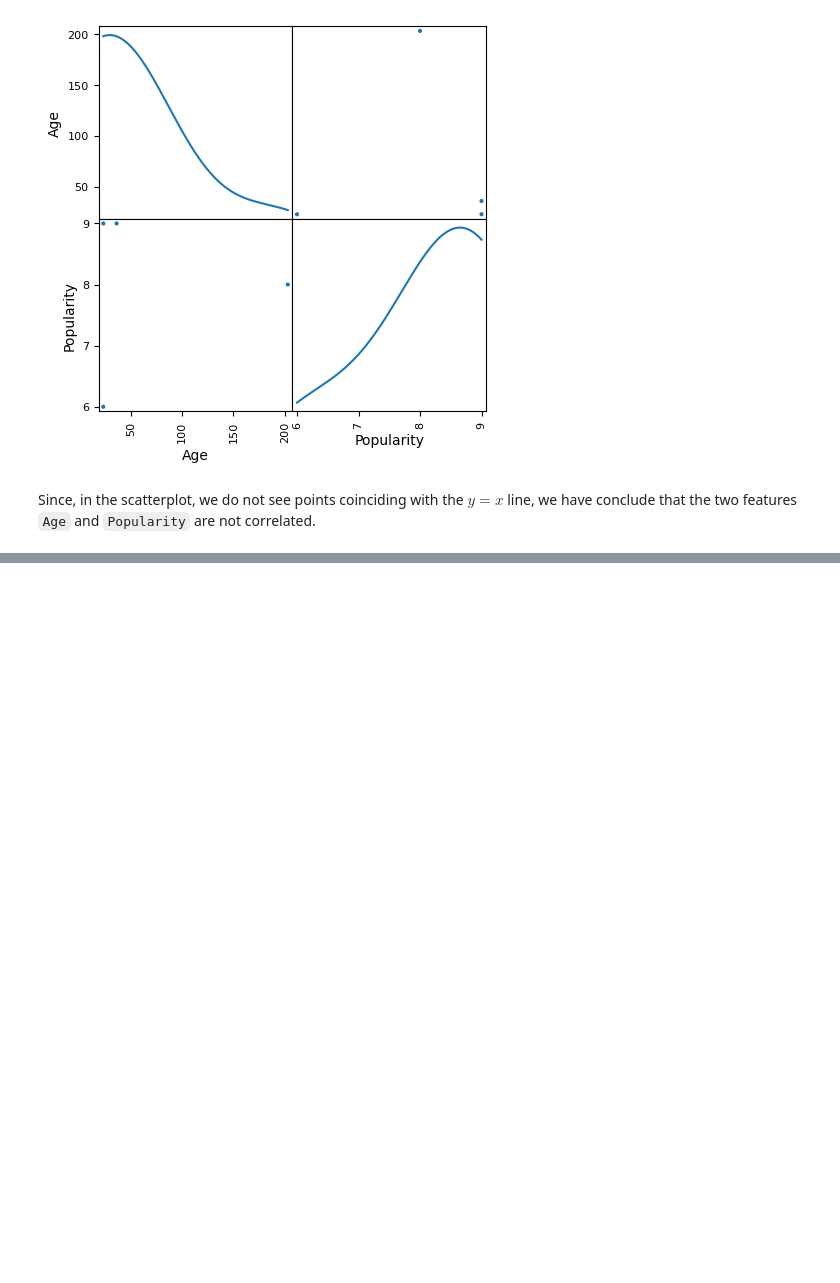
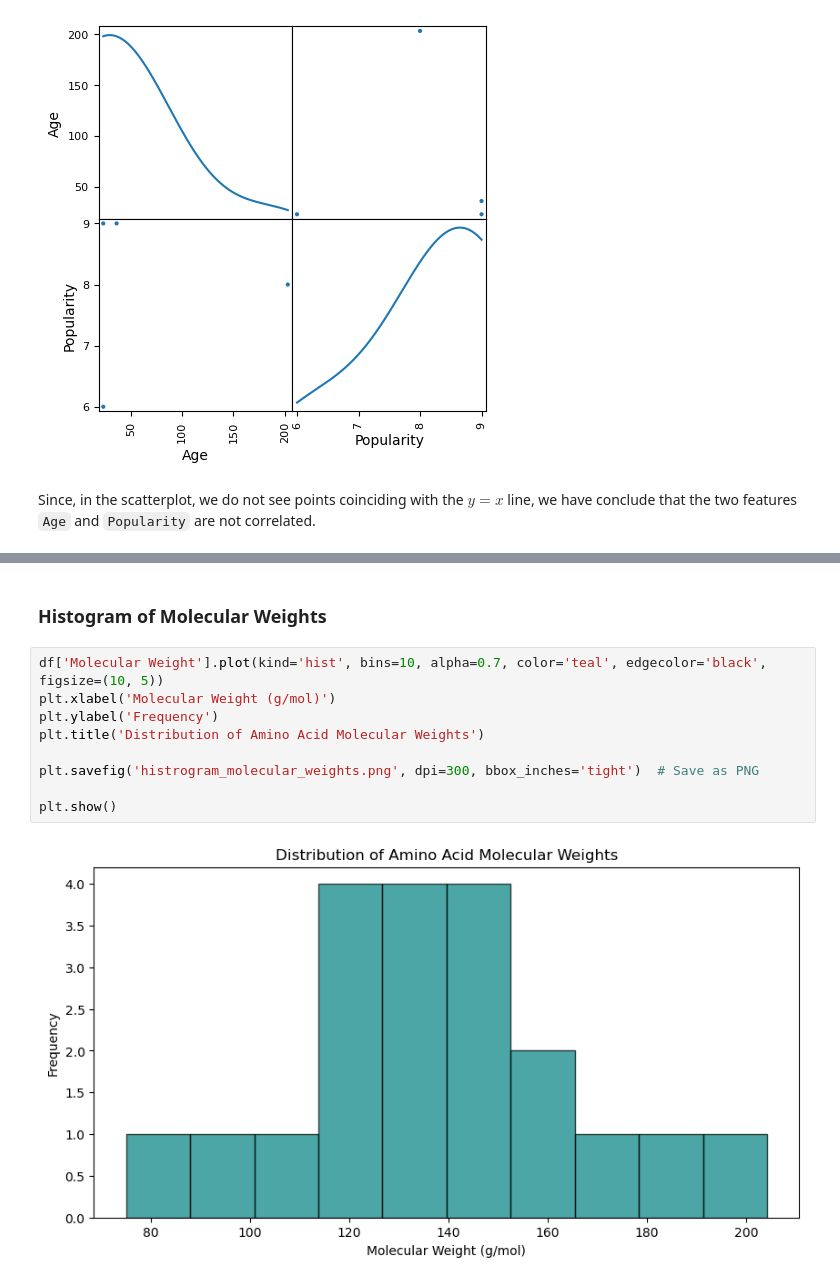
Before and after one commit to raghurama123/PyLifeS, a Jupyter notebook: 2025/notebooks/pylifes25_02.ipynb, the cells around one changed output, grey strips where cells are left out. Drawn from its saved outputs; the diff is of its cells as text; blank space fills up the shorter version.

```diff
--- a/2025/notebooks/pylifes25_02.ipynb
+++ b/2025/notebooks/pylifes25_02.ipynb
@@ -284,0 +726,13 @@ Since, in the scatterplot, we do not see points coinciding with the $y=x$ line,
+# %% [markdown]
+### Histogram of Molecular Weights
+# %%
+df['Molecular Weight'].plot(kind='hist', bins=10, alpha=0.7, color='teal', edgecolor='black', figsize=(10, 5))
+plt.xlabel('Molecular Weight (g/mol)')
+plt.ylabel('Frequency')
+plt.title('Distribution of Amino Acid Molecular Weights')
+
+plt.savefig('histrogram_molecular_weights.png', dpi=300, bbox_inches='tight')  # Save as PNG
+
+plt.show()
+# %% [output]
+[figure, added]
```
Also changed, not shown: parts of 73 cells of this notebook.
